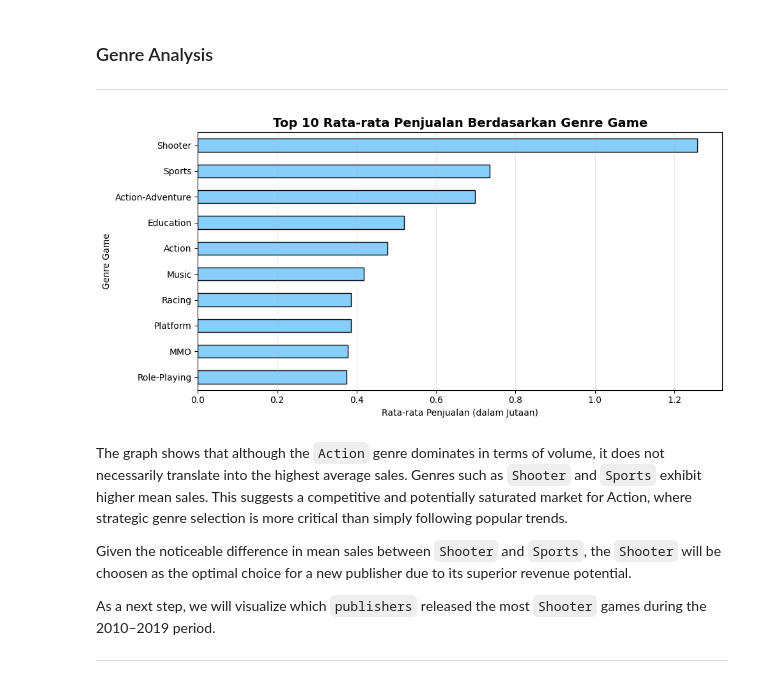
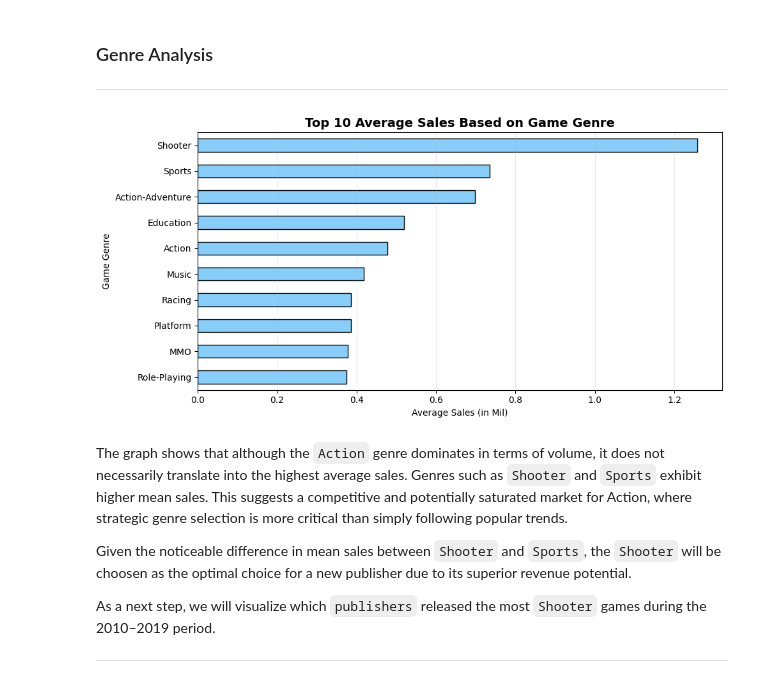
Before and after one commit to Evan-Jules/video-game-sales-analysis, a Jupyter notebook: notebooks/video-game-sales-analysis.ipynb, the cells around one changed output. Drawn from its saved outputs; the diff is of its cells as text; code cells hidden in the pictures.

Commit message:
Feat : Update Notebook, images  and Readme

```diff
--- a/notebooks/video-game-sales-analysis.ipynb
+++ b/notebooks/video-game-sales-analysis.ipynb
@@ -175,29 +178,29 @@ The F-statistic indicates the magnitude of differences in mean sales across genr
 # %%
 df_barh_raw_genre = (
     df_games_clean
     .groupby('genre')['total_sales(mil)']
     .mean()
     .sort_values(ascending=False)
     .head(10)
     )
 
 df_barh_genre = df_barh_raw_genre.sort_values()
 
-# Sizing data visualisasi
+# Diagram Size
 plt.figure(figsize=(10, 5))
 
-# Menggunakan Horizontal bar untuk membandingkan top 10 genre game dengan rata-rata terbesar
+# Diagram Type
 df_barh_genre.plot(kind="barh", color="lightskyblue", edgecolor="black")
 
-# bagian pelengkap
-plt.title("Top 10 Rata-rata Penjualan Berdasarkan Genre Game", fontsize=14, fontweight="bold")
-plt.xlabel("Rata-rata Penjualan (dalam Jutaan)", fontsize=10)
-plt.ylabel("Genre Game", fontsize=10)
-plt.grid(axis="x", alpha=0.3) # menampilkan Grid vertikal dengan ketebalan 0.3
+# Diagram Name
+plt.title("Top 10 Average Sales Based on Game Genre", fontsize=14, fontweight="bold")
+plt.xlabel("Average Sales (in Mil)", fontsize=10)
+plt.ylabel("Game Genre", fontsize=10)
+plt.grid(axis="x", alpha=0.3)
 plt.tight_layout()
 plt.show()
 # %% [output]
-[figure, old version]
+[figure, new version]
 # %% [markdown]
 The graph shows that although the `Action` genre dominates in terms of volume, it does not necessarily translate into the highest average sales. Genres such as `Shooter` and `Sports` exhibit higher mean sales. This suggests a competitive and potentially saturated market for Action, where strategic genre selection is more critical than simply following popular trends.
 
```
Also changed, not shown: parts of 4 cells of this notebook, 6 other files.
